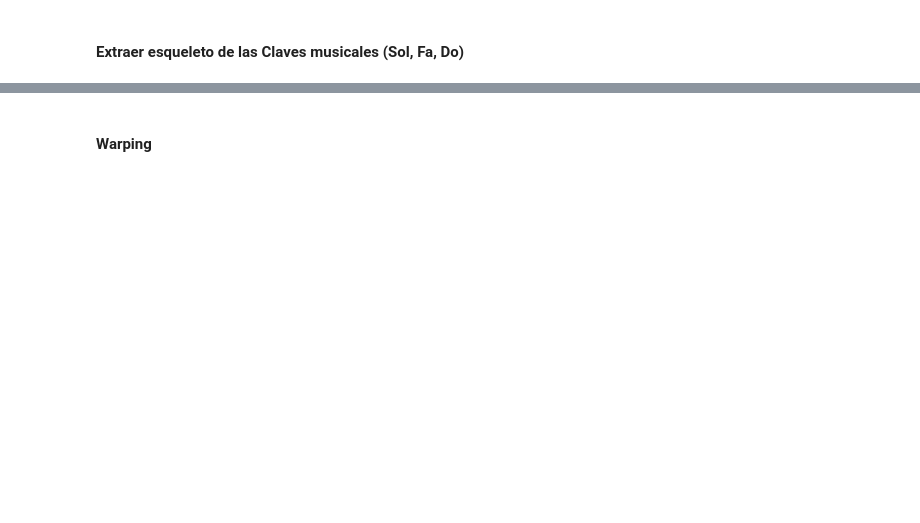
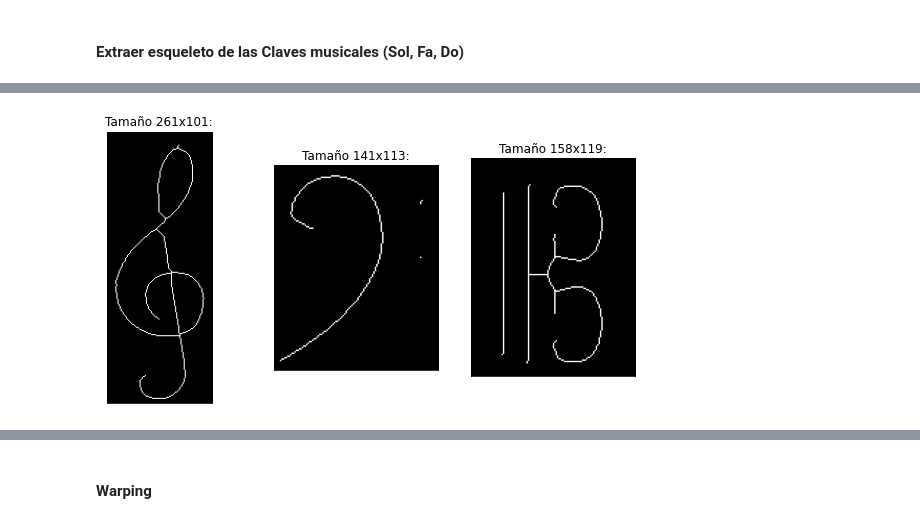
Before and after one commit to Carhuacusma/CC61_PDI_Trabajo_Final, a Jupyter notebook: CC61_PDI_Trabajo_Final.ipynb, the cells around one changed output, grey strips where cells are left out. Cells and saved outputs as stored; diff of their text form; code cells hidden in the pictures; blank space fills up the shorter version.

```diff
--- a/CC61_PDI_Trabajo_Final.ipynb
+++ b/CC61_PDI_Trabajo_Final.ipynb
@@ -189,0 +264,12 @@ def orientaSegunLineas(imCanny):
+# %%
+def esqueletizar(imagenBinarizada):
+  (x,y,w,h) = [0,0,imagenBinarizada.shape[1],imagenBinarizada.shape[0]]
+  ROI = 255 - imagenBinarizada #Se asume completa: [y:y+h, x:x+w]
+  ROI[ROI==255]=1
+  skeleton = np.array(morphology.skeletonize(ROI)*255,dtype=np.uint8)
+  #cv2_imshow(imagenBinarizada+skeleton)
+  return skeleton
+arrEsqueletos = filtrarArrIm(arrClaves_Binarized,esqueletizar)
+graficarArr(arrEsqueletos)
+# %% [output]
+[figure, added]
```
Also changed, not shown: parts of 83 cells of this notebook.
